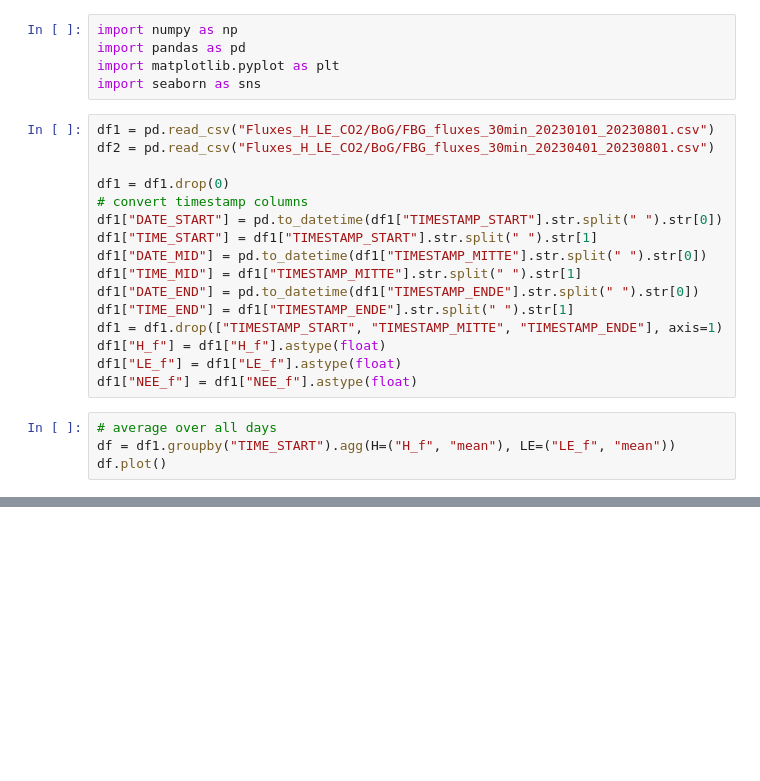
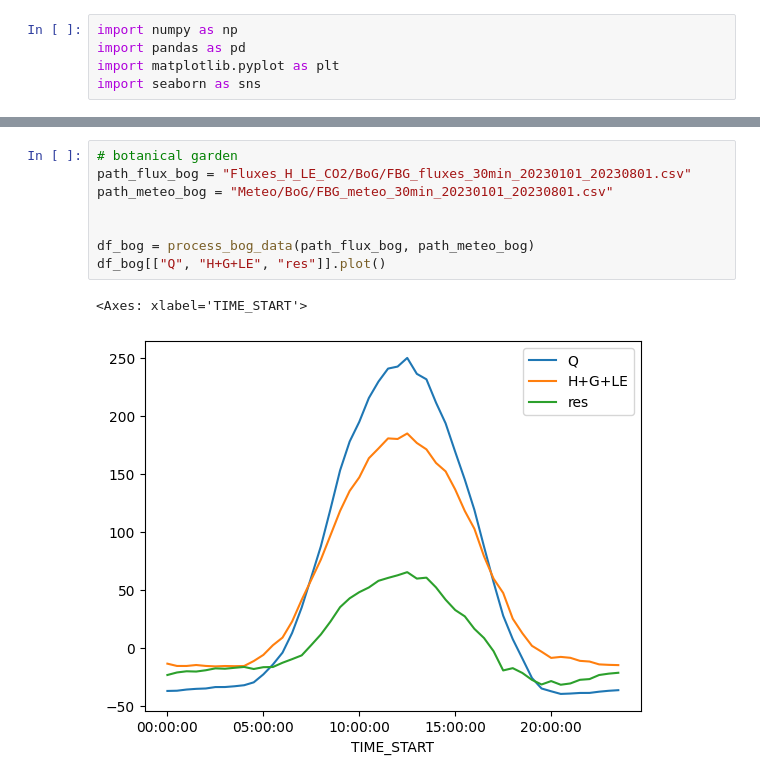
Before and after one commit to justusm00/ebc-project, a Jupyter notebook: data_2023/analysis_2023.ipynb, the cells around one changed output, grey strips where cells are left out. Drawn from its saved outputs; the diff is of its cells as text; blank space fills up the shorter version.

Commit message:
added goewa data to analysis

```diff
--- a/data_2023/analysis_2023.ipynb
+++ b/data_2023/analysis_2023.ipynb
@@ -3,23 +3,3 @@ import numpy as np
 import pandas as pd
 import matplotlib.pyplot as plt
 import seaborn as sns
-# %%
-df1 = pd.read_csv("Fluxes_H_LE_CO2/BoG/FBG_fluxes_30min_20230101_20230801.csv")
-df2 = pd.read_csv("Fluxes_H_LE_CO2/BoG/FBG_fluxes_30min_20230401_20230801.csv")
-
-df1 = df1.drop(0)
-# convert timestamp columns
-df1["DATE_START"] = pd.to_datetime(df1["TIMESTAMP_START"].str.split(" ").str[0])
-df1["TIME_START"] = df1["TIMESTAMP_START"].str.split(" ").str[1]
-df1["DATE_MID"] = pd.to_datetime(df1["TIMESTAMP_MITTE"].str.split(" ").str[0])
-df1["TIME_MID"] = df1["TIMESTAMP_MITTE"].str.split(" ").str[1]
-df1["DATE_END"] = pd.to_datetime(df1["TIMESTAMP_ENDE"].str.split(" ").str[0])
-df1["TIME_END"] = df1["TIMESTAMP_ENDE"].str.split(" ").str[1]
-df1 = df1.drop(["TIMESTAMP_START", "TIMESTAMP_MITTE", "TIMESTAMP_ENDE"], axis=1)
-df1["H_f"] = df1["H_f"].astype(float)
-df1["LE_f"] = df1["LE_f"].astype(float)
-df1["NEE_f"] = df1["NEE_f"].astype(float)
-# %%
-# average over all days
-df = df1.groupby("TIME_START").agg(H=("H_f", "mean"), LE=("LE_f", "mean"))
-df.plot()
@@ -28,0 +46,11 @@ df.plot()
+# %%
+# botanical garden
+path_flux_bog = "Fluxes_H_LE_CO2/BoG/FBG_fluxes_30min_20230101_20230801.csv"
+path_meteo_bog = "Meteo/BoG/FBG_meteo_30min_20230101_20230801.csv"
+
+
+df_bog = process_bog_data(path_flux_bog, path_meteo_bog)
+df_bog[["Q", "H+G+LE", "res"]].plot()
+# %% [output]
+<Axes: xlabel='TIME_START'>
+[figure, added]
```
Also changed, not shown: parts of 3 cells of this notebook, 14 other files.
